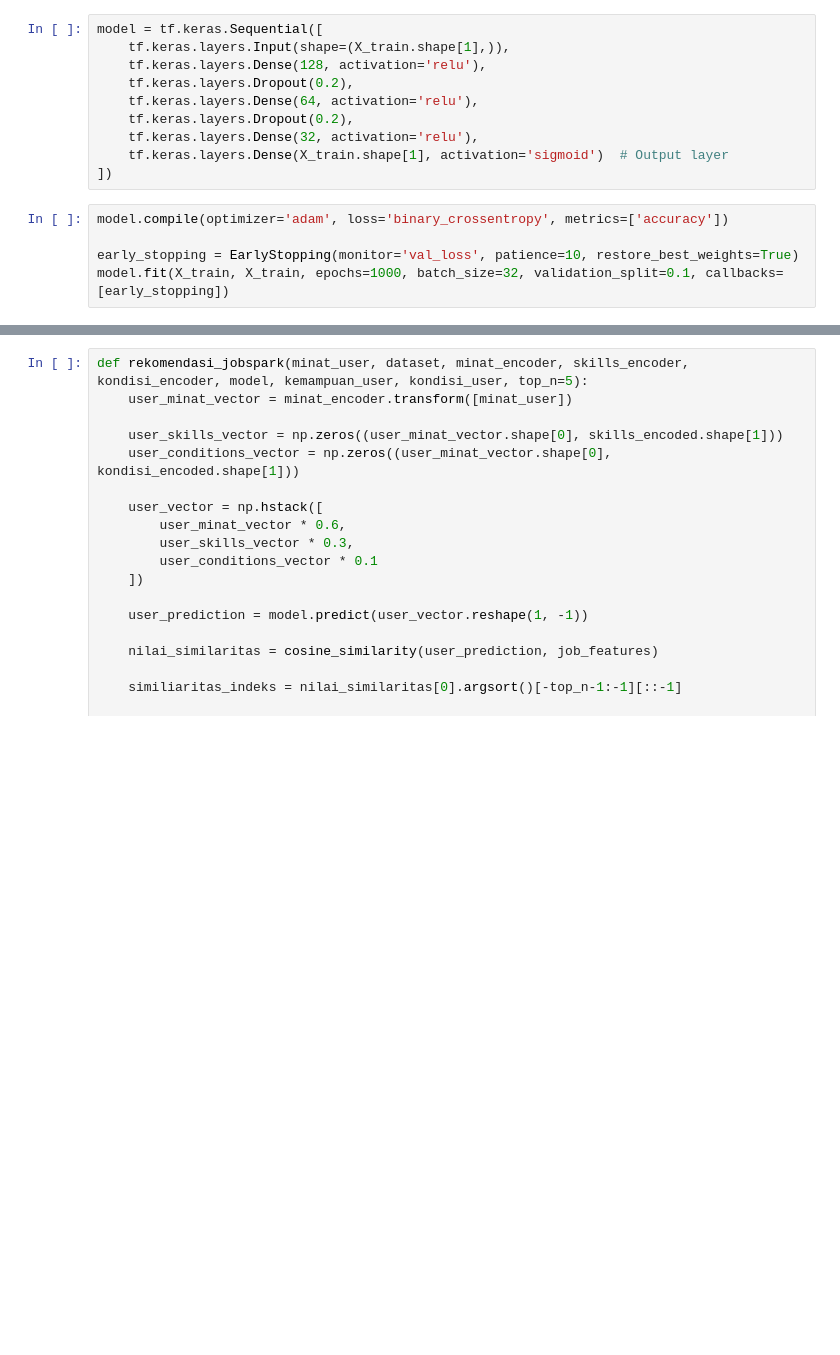
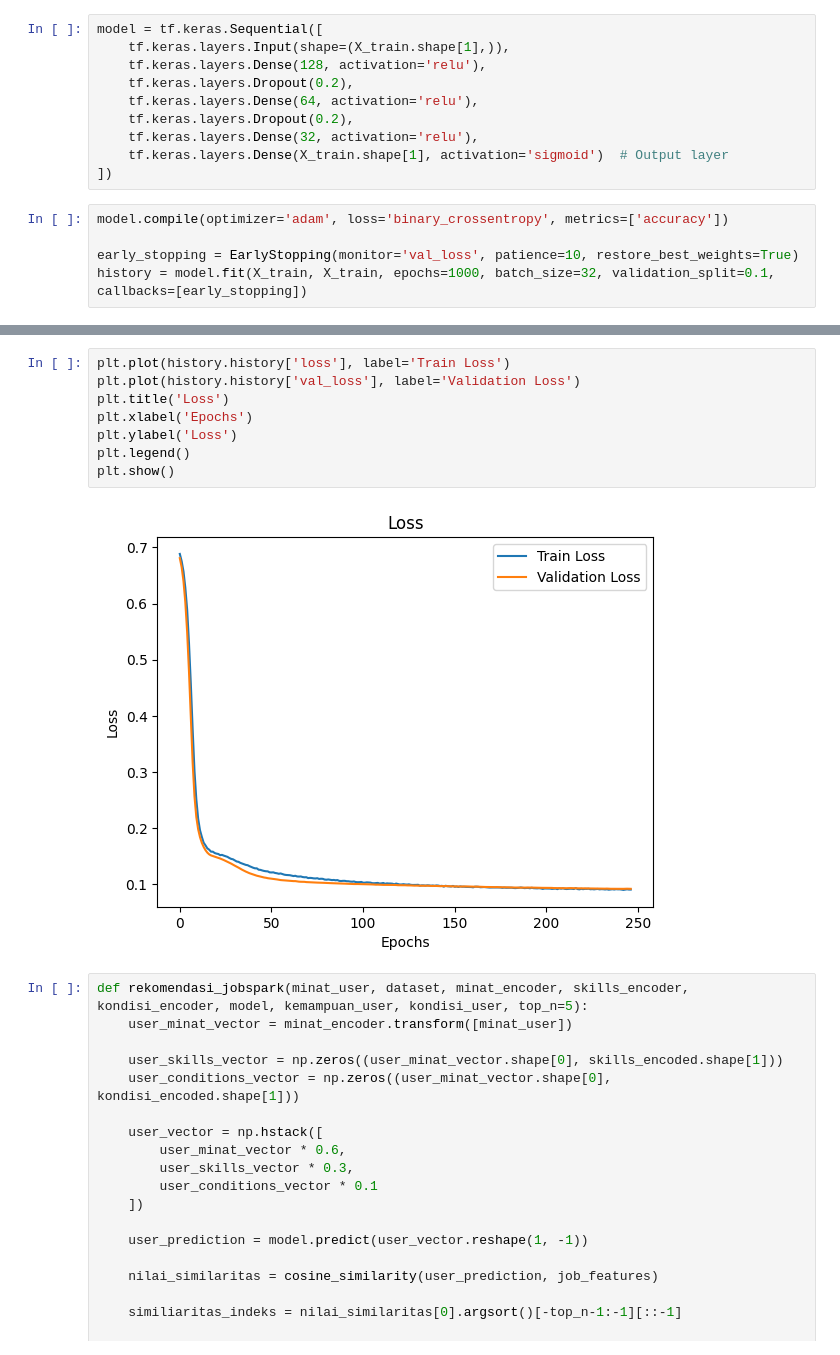
Before and after one commit to JobSpark-Everyone-Can-Shine/Jobspark-ML, a Jupyter notebook: Recommendation Engines/Sistem Rekomendasi Jobspark.ipynb, the cells around one changed output, grey strips where cells are left out. Cells and saved outputs as stored; diff of their text form; blank space fills up the shorter version.

```diff
--- a/Recommendation Engines/Sistem Rekomendasi Jobspark.ipynb
+++ b/Recommendation Engines/Sistem Rekomendasi Jobspark.ipynb
@@ -72,6 +72,6 @@ model = tf.keras.Sequential([
 model.compile(optimizer='adam', loss='binary_crossentropy', metrics=['accuracy'])
 
 early_stopping = EarlyStopping(monitor='val_loss', patience=10, restore_best_weights=True)
-model.fit(X_train, X_train, epochs=1000, batch_size=32, validation_split=0.1, callbacks=[early_stopping])
+history = model.fit(X_train, X_train, epochs=1000, batch_size=32, validation_split=0.1, callbacks=[early_stopping])
 # %% [output]
 Epoch 1/1000
@@ -95,3 +94,13 @@ Epoch 302/1000
+# %%
+plt.plot(history.history['loss'], label='Train Loss')
+plt.plot(history.history['val_loss'], label='Validation Loss')
+plt.title('Loss')
+plt.xlabel('Epochs')
+plt.ylabel('Loss')
+plt.legend()
+plt.show()
+# %% [output]
+[figure, added]
 # %%
 def rekomendasi_jobspark(minat_user, dataset, minat_encoder, skills_encoder, kondisi_encoder, model, kemampuan_user, kondisi_user, top_n=5):
     user_minat_vector = minat_encoder.transform([minat_user])
```
Also changed, not shown: parts of 3 cells of this notebook.
